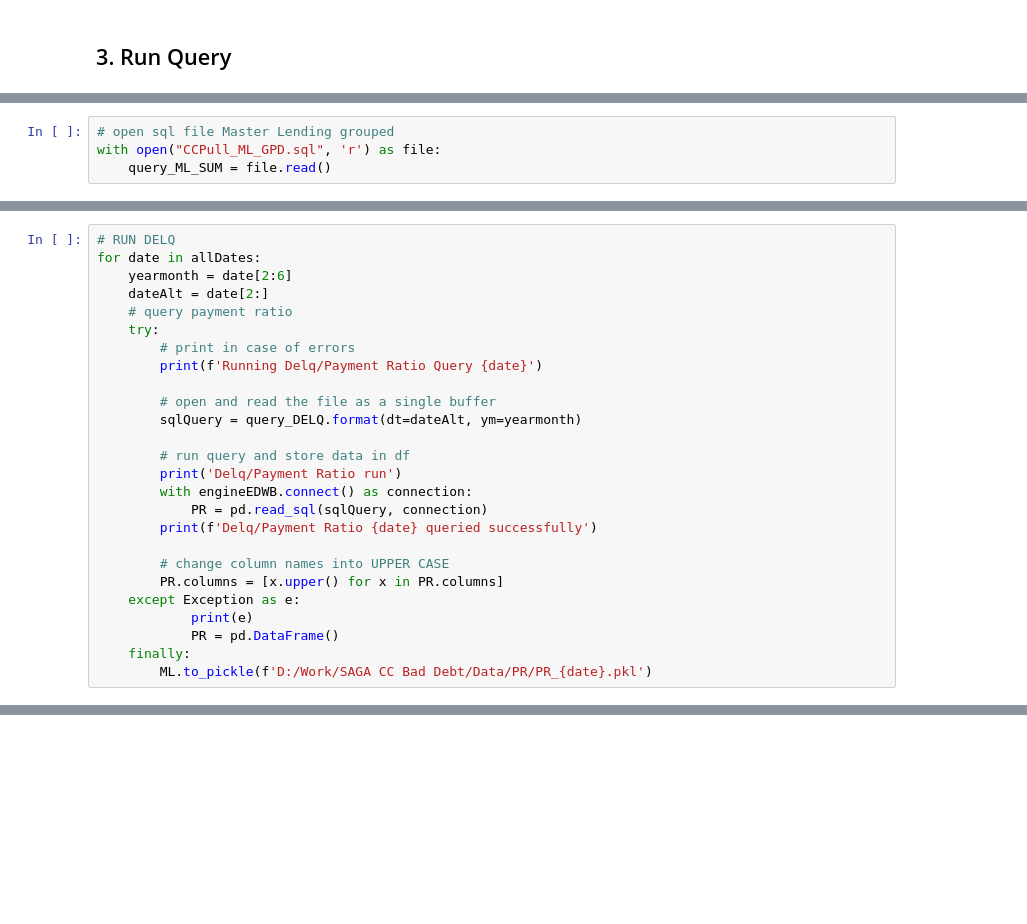
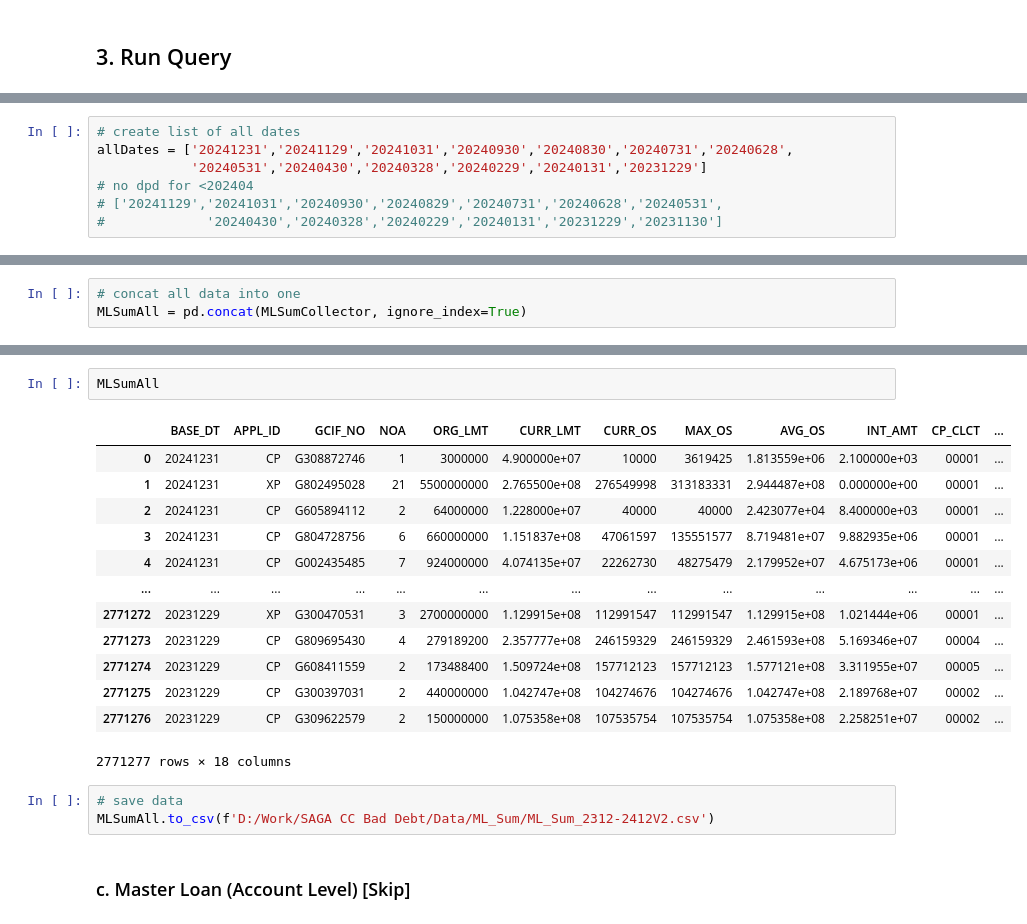
Before and after one commit to Sinxisx/Credit-Card-Analysis, a Jupyter notebook: DB Pull.ipynb, the cells around one changed output, grey strips where cells are left out. Drawn from its saved outputs; the diff is of its cells as text; blank space fills up the shorter version.

```diff
--- a/DB Pull.ipynb
+++ b/DB Pull.ipynb
@@ -65,4 +50,0 @@ with open("Delq_Hist.sql", 'r') as file:
-# %%
-# open sql file Master Lending grouped
-with open("CCPull_ML_GPD.sql", 'r') as file:
-    query_ML_SUM = file.read()
@@ -256,26 +50,0 @@ ML Sum 20240626 queried successfully
-# %%
-# RUN DELQ
-for date in allDates:
-    yearmonth = date[2:6]
-    dateAlt = date[2:]
-    # query payment ratio
-    try:
-        # print in case of errors
-        print(f'Running Delq/Payment Ratio Query {date}')
-
-        # open and read the file as a single buffer
-        sqlQuery = query_DELQ.format(dt=dateAlt, ym=yearmonth)
-
-        # run query and store data in df
-        print('Delq/Payment Ratio run')
-        with engineEDWB.connect() as connection:
-            PR = pd.read_sql(sqlQuery, connection)
-        print(f'Delq/Payment Ratio {date} queried successfully')
-
-        # change column names into UPPER CASE
-        PR.columns = [x.upper() for x in PR.columns]
-    except Exception as e:
-            print(e)
-            PR = pd.DataFrame()
-    finally:
-        ML.to_pickle(f'D:/Work/SAGA CC Bad Debt/Data/PR/PR_{date}.pkl')
@@ -299,0 +51,7 @@ Delq/Payment Ratio 20231130 queried successfully
+# %%
+# create list of all dates
+allDates = ['20241231','20241129','20241031','20240930','20240830','20240731','20240628',
+            '20240531','20240430','20240328','20240229','20240131','20231229']
+# no dpd for <202404
+# ['20241129','20241031','20240930','20240829','20240731','20240628','20240531',
+#             '20240430','20240328','20240229','20240131','20231229','20231130']
@@ -299,0 +279,3 @@ Delq/Payment Ratio 20231130 queried successfully
+# %%
+# concat all data into one
+MLSumAll = pd.concat(MLSumCollector, ignore_index=True)
@@ -299,0 +324,21 @@ Delq/Payment Ratio 20231130 queried successfully
+# %%
+MLSumAll
+# %% [output]
+|  | BASE_DT | APPL_ID | GCIF_NO | NOA | ORG_LMT | CURR_LMT | CURR_OS | MAX_OS | AVG_OS | INT_AMT | CP_CLCT | ... |
+| 0 | 20241231 | CP | G308872746 | 1 | 3000000 | 4.900000e+07 | 10000 | 3619425 | 1.813559e+06 | 2.100000e+03 | 00001 | ... |
+| 1 | 20241231 | XP | G802495028 | 21 | 5500000000 | 2.765500e+08 | 276549998 | 313183331 | 2.944487e+08 | 0.000000e+00 | 00001 | ... |
+| 2 | 20241231 | CP | G605894112 | 2 | 64000000 | 1.228000e+07 | 40000 | 40000 | 2.423077e+04 | 8.400000e+03 | 00001 | ... |
+| 3 | 20241231 | CP | G804728756 | 6 | 660000000 | 1.151837e+08 | 47061597 | 135551577 | 8.719481e+07 | 9.882935e+06 | 00001 | ... |
+| 4 | 20241231 | CP | G002435485 | 7 | 924000000 | 4.074135e+07 | 22262730 | 48275479 | 2.179952e+07 | 4.675173e+06 | 00001 | ... |
+| ... | ... | ... | ... | ... | ... | ... | ... | ... | ... | ... | ... | ... |
+| 2771272 | 20231229 | XP | G300470531 | 3 | 2700000000 | 1.129915e+08 | 112991547 | 112991547 | 1.129915e+08 | 1.021444e+06 | 00001 | ... |
+| 2771273 | 20231229 | CP | G809695430 | 4 | 279189200 | 2.357777e+08 | 246159329 | 246159329 | 2.461593e+08 | 5.169346e+07 | 00004 | ... |
+| 2771274 | 20231229 | CP | G608411559 | 2 | 173488400 | 1.509724e+08 | 157712123 | 157712123 | 1.577121e+08 | 3.311955e+07 | 00005 | ... |
+| 2771275 | 20231229 | CP | G300397031 | 2 | 440000000 | 1.042747e+08 | 104274676 | 104274676 | 1.042747e+08 | 2.189768e+07 | 00002 | ... |
+| 2771276 | 20231229 | CP | G309622579 | 2 | 150000000 | 1.075358e+08 | 107535754 | 107535754 | 1.075358e+08 | 2.258251e+07 | 00002 | ... |
+2771277 rows × 18 columns
+# %%
+# save data
+MLSumAll.to_csv(f'D:/Work/SAGA CC Bad Debt/Data/ML_Sum/ML_Sum_2312-2412V2.csv')
+# %% [markdown]
+### c. Master Loan (Account Level) [Skip]
```
Also changed, not shown: parts of 57 cells of this notebook, 4 other files.
